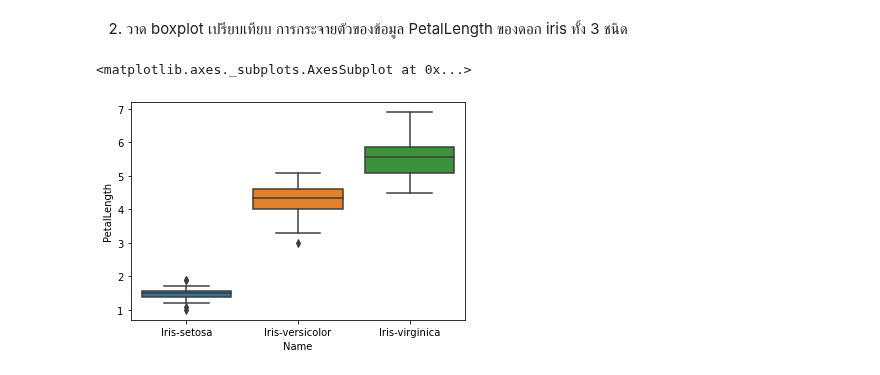
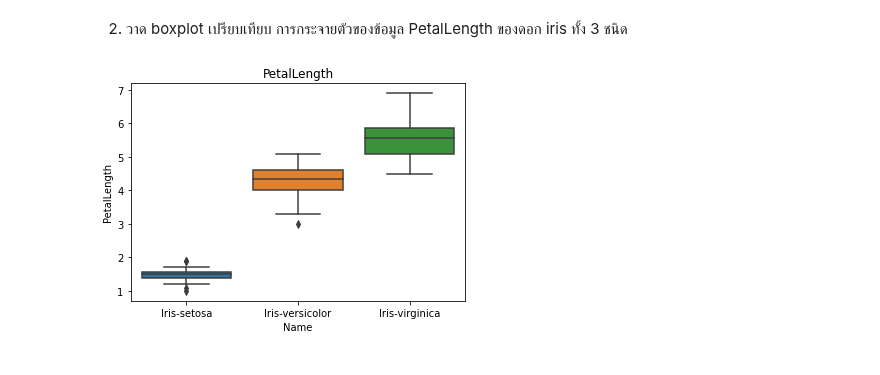
Before and after one commit to kittimaxz/data_viz_2022, a Jupyter notebook: DataViz02_Data_Distribution.ipynb, the cells around one changed output. Cells and saved outputs as stored; diff of their text form; code cells hidden in the pictures.

```diff
--- a/DataViz02_Data_Distribution.ipynb
+++ b/DataViz02_Data_Distribution.ipynb
@@ -331,5 +331,5 @@ import seaborn as sns
-# %%
-sns.boxplot(x='Name', y='PetalLength', data=df)
-# %% [output]
-<matplotlib.axes._subplots.AxesSubplot at 0x...>
-[figure, removed]
+# %%
+sns.boxplot(x='Name', y='PetalLength', data=df) #กำหนดข้อมูลที่ใช้แสดง boxplot โดยให้แกน x คือ Name และแกน y คือ PetalLength โดยใช้ data จากตารางข้อมูล df
+plt.title('PetalLength'); # กำหนดชื่อเรื่องเป็น PetalLength
+# %% [output]
+[figure, added]
```
Also changed, not shown: parts of 1 cell of this notebook.
